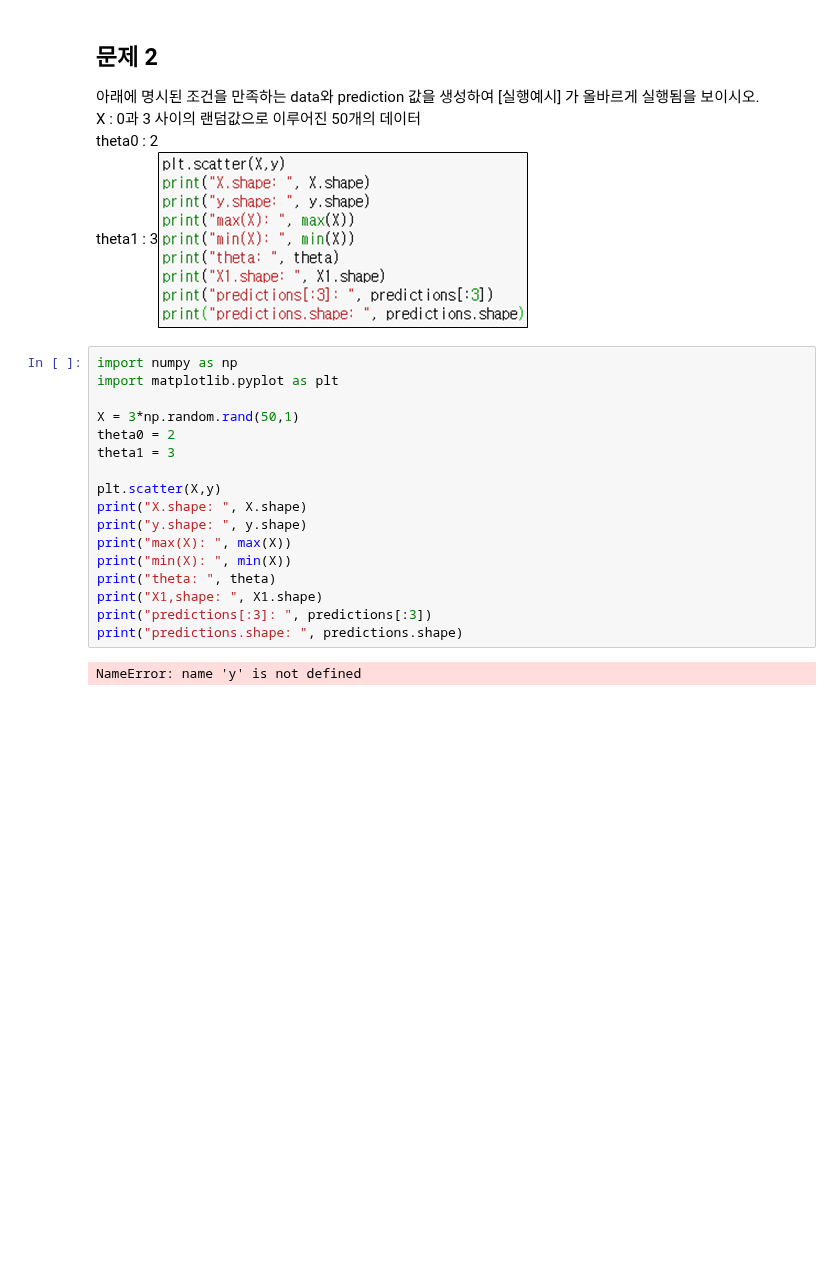
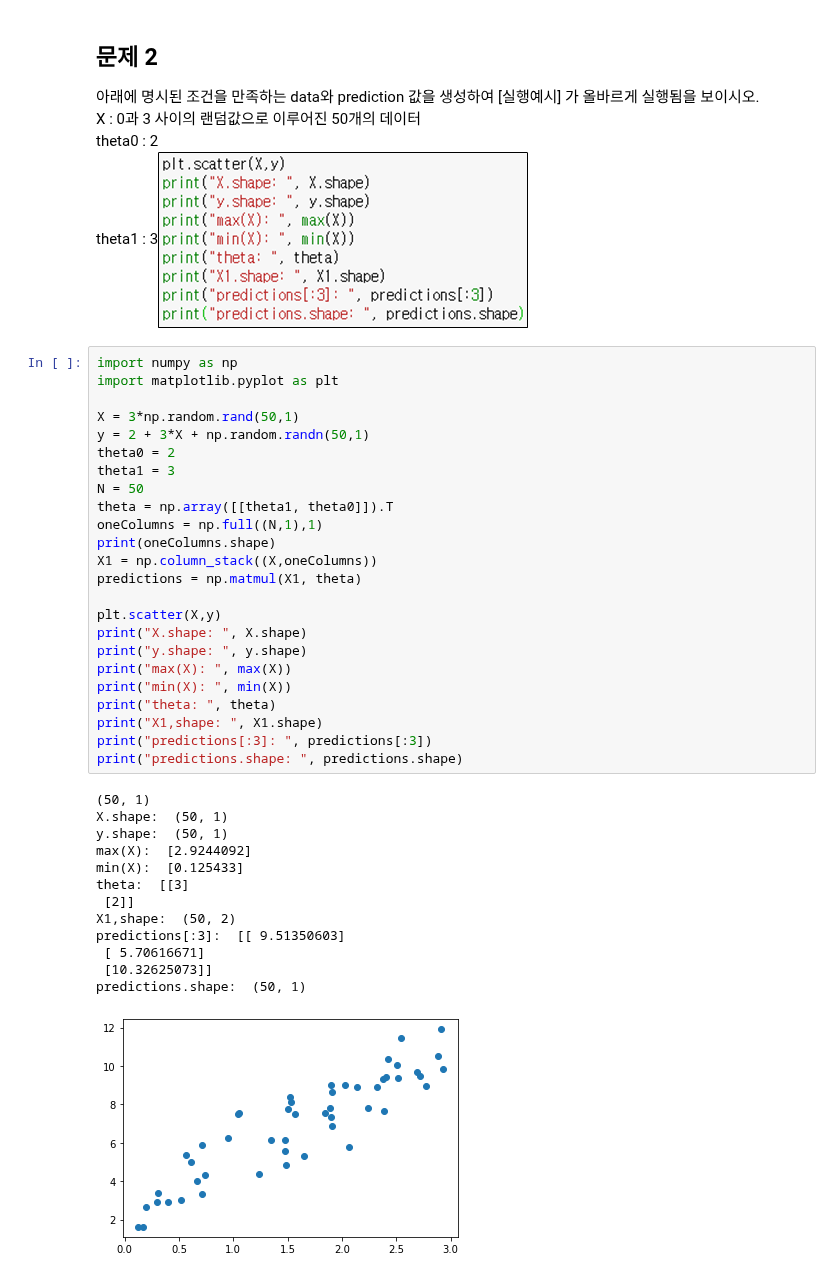
Before and after one commit to SujinKim1127/Python, a Jupyter notebook: Intelligent system/11.ipynb, the cells around one changed output. Saved outputs shown, nothing was run; the diff lists cells and outputs as text; blank space fills up the shorter version.

```diff
--- a/Intelligent system/11.ipynb
+++ b/Intelligent system/11.ipynb
@@ -7,19 +7,38 @@ theta1 : 3![image.png](attachment:image.png)
 # %%
 import numpy as np
 import matplotlib.pyplot as plt
 
 X = 3*np.random.rand(50,1)
+y = 2 + 3*X + np.random.randn(50,1)
 theta0 = 2
 theta1 = 3
+N = 50
+theta = np.array([[theta1, theta0]]).T
+oneColumns = np.full((N,1),1)
+print(oneColumns.shape)
+X1 = np.column_stack((X,oneColumns))
+predictions = np.matmul(X1, theta)
 
 plt.scatter(X,y)
 print("X.shape: ", X.shape)
 print("y.shape: ", y.shape)
 print("max(X): ", max(X))
 print("min(X): ", min(X))
 print("theta: ", theta)
 print("X1,shape: ", X1.shape)
 print("predictions[:3]: ", predictions[:3])
 print("predictions.shape: ", predictions.shape)
 # %% [output]
-NameError: name 'y' is not defined
+(50, 1)
+X.shape:  (50, 1)
+y.shape:  (50, 1)
+max(X):  [2.9244092]
+min(X):  [0.125433]
+theta:  [[3]
+ [2]]
+X1,shape:  (50, 2)
+predictions[:3]:  [[ 9.51350603]
+ [ 5.70616671]
+ [10.32625073]]
+predictions.shape:  (50, 1)
+[figure, added]
```
